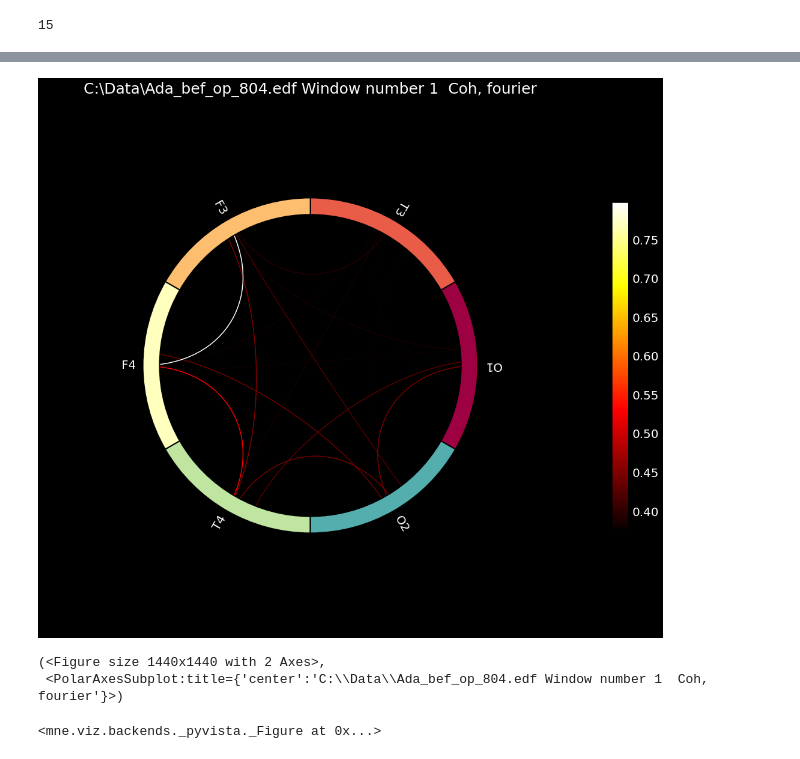
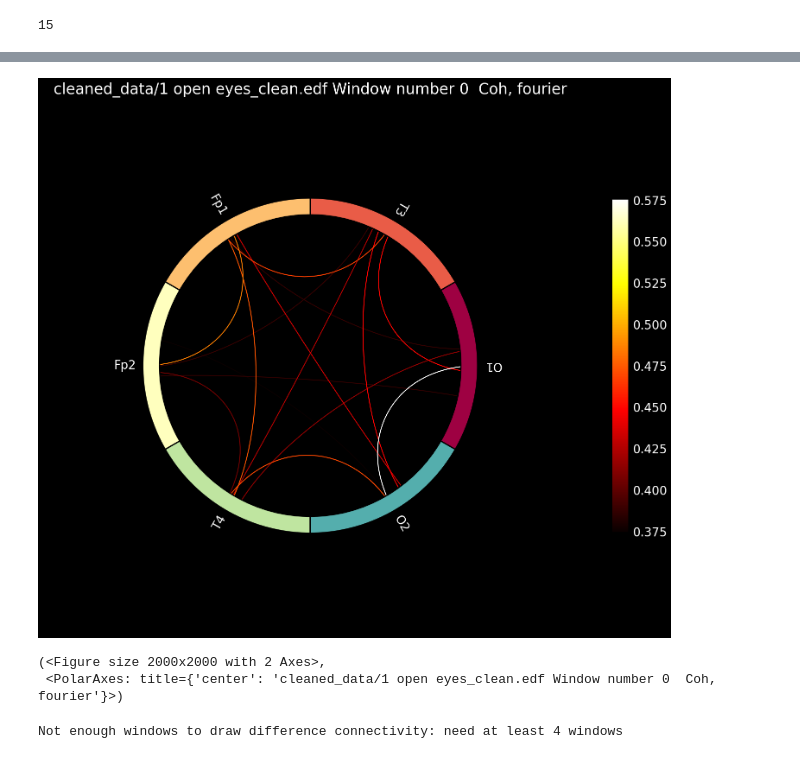
Before and after one commit to Famerua/eeg-edf-analysis, a Jupyter notebook: Third_Seminar (1).ipynb, the cells around one changed output, grey strips where cells are left out. Drawn from its saved outputs; the diff is of its cells as text; code cells hidden in the pictures.

Commit message:
connectivity, comparing with ethalon

```diff
--- a/Third_Seminar (1).ipynb
+++ b/Third_Seminar (1).ipynb
@@ -45,8 +45,8 @@ def matrix2line(_matrix):
     return line2return
 # %%
 # читаем файлы https://mne.tools/stable/generated/mne.io.read_raw_edf.html
-edffile_state1 = "C:\\Data\\Ada_bef_op_804.edf"
-edffile_state2 = "C:\\Data\\Lisa_bef_cl.edf"
+edffile_state1 = "cleaned_data/1 open eyes_clean.edf"
+edffile_state2 = "cleaned_data/2 closed eyes_clean.edf"
 
 raw_mne1 = mne.io.read_raw_edf(edffile_state1, preload=True)
 print(raw_mne1.n_times)
@@ -109,7 +109,7 @@ windows_count_to_analyse = math.floor(int(raw_mne_main.times[-1]-window_length)/
 print('windows_count_to_analyse: '+str(windows_count_to_analyse))
 
 # Создаем общий массив для вывода результатов анализа всех windows
-array2csv = np.empty((windows_count_to_analyse),dtype=np.object)
+array2csv = np.empty((windows_count_to_analyse),dtype=object)
 
 # Частота дискретизации
 sample_rate = raw_mne_main.info['sfreq']
@@ -144,14 +144,13 @@ for window in range(0,windows_count_to_analyse):
     # работаем со скользящим окном
     epochs = mne.Epochs(raw_mne_main, events, tmin=0, tmax=epoch_length, picks=picks,baseline=None)
     os.remove("temp_events.txt")
-    con = []
     # method='coh'
-    con, freqs, times, n_epochs, n_tapers = spectral_connectivity(epochs, method='coh', mode='fourier', sfreq=sample_rate, fmin=fmin, fmax=fmax, faverage=True, n_jobs=1)
+    con = spectral_connectivity_epochs(epochs, method='coh', mode='fourier', sfreq=sample_rate, fmin=fmin, fmax=fmax, faverage=True, n_jobs=1)
     # method='plv'
-    #con, freqs, times, n_epochs, n_tapers = spectral_connectivity(epochs, method='plv', mode='fourier', sfreq=sample_rate, fmin=fmin, fmax=fmax, faverage=True, n_jobs=1)
-    array2csv[window] = con[:,:,0]
+    #con = spectral_connectivity_epochs(epochs, method='plv', mode='fourier', sfreq=sample_rate, fmin=fmin, fmax=fmax, faverage=True, n_jobs=1)
+    array2csv[window] = con.get_data(output='dense')[:, :, 0]
     windows_ids_to_analyse.append(window)
-    del epochs, freqs, times, n_epochs, n_tapers
+    del epochs, con
 # %% [output]
 [[   0    0    1]
  [ 625    0    1]
@@ -435,19 +388,23 @@ plot_sensors_connectivity2(edffile_state_main, epochs.info, array2csv[1], picks)
 # %%
-# рисуем круг связности по i-му окну
+# рисуем круг связности по первому окну
 fig = plt.figure(num=None, figsize=(20, 20), facecolor='black')
-plot_connectivity_circle(array2csv[1], raw_mne_main.info['ch_names'][0:nchan],n_lines=36,
-                         title=edffile_state_main +" Window number 1 " + " Coh, fourier", fontsize_names=20, node_linewidth=2.0, colorbar_size=0.5,
-                         fontsize_colorbar=20, colorbar_pos=(0, 0.5), fontsize_title=25, fig=fig)
+ax = fig.add_subplot(111, polar=True)
+plot_connectivity_circle(array2csv[0], raw_mne_main.info['ch_names'][0:nchan],n_lines=36,
+                         title=edffile_state_main +" Window number 0 " + " Coh, fourier", fontsize_names=20, node_linewidth=2.0, colorbar_size=0.5,
+                         fontsize_colorbar=20, colorbar_pos=(0, 0.5), fontsize_title=25, ax=ax)
 # %% [output]
-[figure, old version]
+[figure, new version]
-(<Figure size 1440x1440 with 2 Axes>,
- <PolarAxesSubplot:title={'center':'C:\\Data\\Ada_bef_op_804.edf Window number 1  Coh, fourier'}>)
+(<Figure size 2000x2000 with 2 Axes>,
+ <PolarAxes: title={'center': 'cleaned_data/1 open eyes_clean.edf Window number 0  Coh, fourier'}>)
 # %%
 # рисуем разностную картинку связности между 2мя кусочками
 # !!! вам надо потом так поправить код, чтобы можно было нарисовать между 2мя записями
-plot_sensors_connectivity2(edffile_state_main, epochs.info, array2csv[3]-array2csv[1], picks)
+if windows_count_to_analyse >= 4:
+    plot_sensors_connectivity2(edffile_state_main, epochs.info, array2csv[3] - array2csv[1], picks)
+else:
+    print('Not enough windows to draw difference connectivity: need at least 4 windows')
 # %% [output]
-<mne.viz.backends._pyvista._Figure at 0x...>
+Not enough windows to draw difference connectivity: need at least 4 windows
 # %%
 # рисуем разностный круг связности между 2мя кусочками
 # !!! вам надо потом так поправить код, чтобы можно было нарисовать между 2мя записями
```
Also changed, not shown: parts of 14 cells of this notebook, 6 other files.
